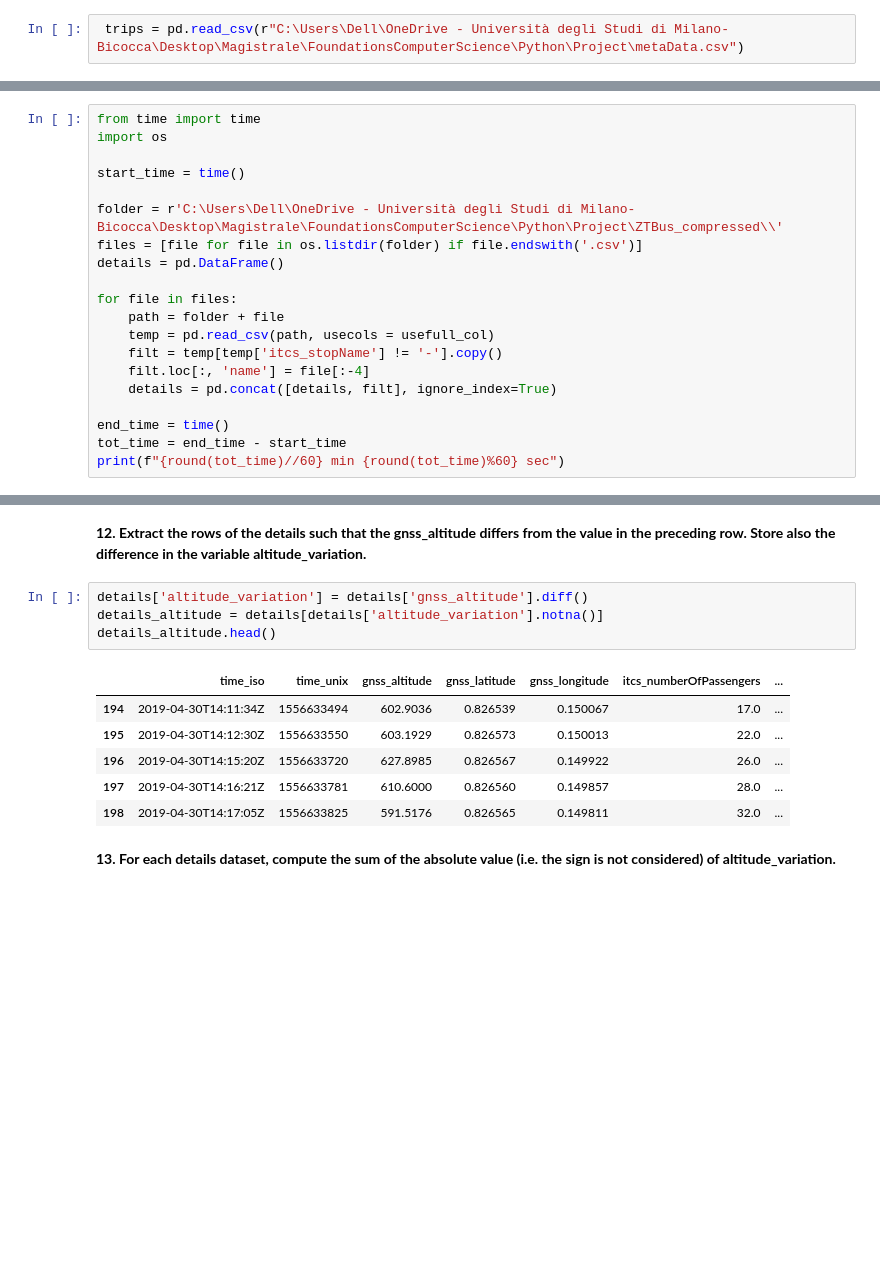
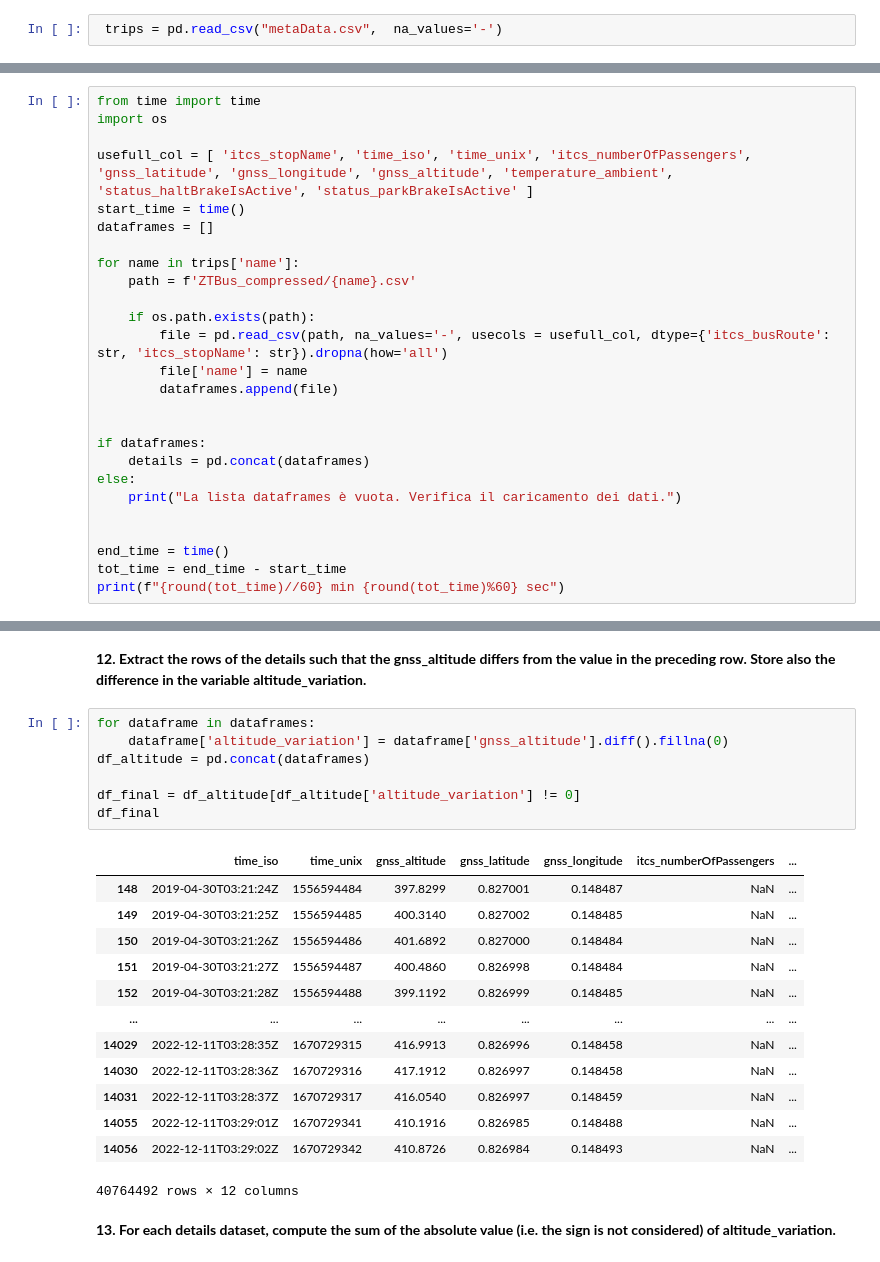
Before and after one commit to EnricoBent/Project_2023_Bentley_Simeoni, a Jupyter notebook: Project_Bentley_Simeoni.ipynb, the cells around one changed output, grey strips where cells are left out. Drawn from its saved outputs; the diff is of its cells as text; blank space fills up the shorter version.

```diff
--- a/Project_Bentley_Simeoni.ipynb
+++ b/Project_Bentley_Simeoni.ipynb
@@ -19,4 +19,4 @@ Notes:
 import pandas as pd
 import numpy as np
 # %%
- trips = pd.read_csv(r"C:\Users\Dell\OneDrive - Università degli Studi di Milano-Bicocca\Desktop\Magistrale\FoundationsComputerScience\Python\Project\metaData.csv")
+ trips = pd.read_csv("metaData.csv",  na_values='-')
@@ -101,18 +110,24 @@ usefull_col = [ 'itcs_stopName', 'time_iso', 'time_unix', 'itcs_numberOfPassenge
 from time import time
 import os
 
+usefull_col = [ 'itcs_stopName', 'time_iso', 'time_unix', 'itcs_numberOfPassengers', 'gnss_latitude', 'gnss_longitude', 'gnss_altitude', 'temperature_ambient', 'status_haltBrakeIsActive', 'status_parkBrakeIsActive' ]
 start_time = time()
+dataframes = []
 
-folder = r'C:\Users\Dell\OneDrive - Università degli Studi di Milano-Bicocca\Desktop\Magistrale\FoundationsComputerScience\Python\Project\ZTBus_compressed\\'
-files = [file for file in os.listdir(folder) if file.endswith('.csv')]
-details = pd.DataFrame()
+for name in trips['name']:
+    path = f'ZTBus_compressed/{name}.csv'
 
-for file in files:
-    path = folder + file
-    temp = pd.read_csv(path, usecols = usefull_col)
-    filt = temp[temp['itcs_stopName'] != '-'].copy()
-    filt.loc[:, 'name'] = file[:-4]
-    details = pd.concat([details, filt], ignore_index=True)
+    if os.path.exists(path):
+        file = pd.read_csv(path, na_values='-', usecols = usefull_col, dtype={'itcs_busRoute': str, 'itcs_stopName': str}).dropna(how='all')
+        file['name'] = name
+        dataframes.append(file)
+
+
+if dataframes:
+    details = pd.concat(dataframes)
+else:
+    print("La lista dataframes è vuota. Verifica il caricamento dei dati.")
+
 
 end_time = time()
 tot_time = end_time - start_time
@@ -263,16 +299,26 @@ Name: 0, dtype: object
 # %% [markdown]
 **12. Extract the rows of the details such that the gnss_altitude differs from the value in the preceding row. Store also the difference in the variable altitude_variation.**
 # %%
-details['altitude_variation'] = details['gnss_altitude'].diff()
-details_altitude = details[details['altitude_variation'].notna()]
-details_altitude.head()
+for dataframe in dataframes:
+    dataframe['altitude_variation'] = dataframe['gnss_altitude'].diff().fillna(0)
+df_altitude = pd.concat(dataframes)
+
+df_final = df_altitude[df_altitude['altitude_variation'] != 0]
+df_final
 # %% [output]
 |  | time_iso | time_unix | gnss_altitude | gnss_latitude | gnss_longitude | itcs_numberOfPassengers | ... |
-| 194 | 2019-04-30T14:11:34Z | 1556633494 | 602.9036 | 0.826539 | 0.150067 | 17.0 | ... |
-| 195 | 2019-04-30T14:12:30Z | 1556633550 | 603.1929 | 0.826573 | 0.150013 | 22.0 | ... |
-| 196 | 2019-04-30T14:15:20Z | 1556633720 | 627.8985 | 0.826567 | 0.149922 | 26.0 | ... |
-| 197 | 2019-04-30T14:16:21Z | 1556633781 | 610.6000 | 0.826560 | 0.149857 | 28.0 | ... |
-| 198 | 2019-04-30T14:17:05Z | 1556633825 | 591.5176 | 0.826565 | 0.149811 | 32.0 | ... |
+| 148 | 2019-04-30T03:21:24Z | 1556594484 | 397.8299 | 0.827001 | 0.148487 | NaN | ... |
+| 149 | 2019-04-30T03:21:25Z | 1556594485 | 400.3140 | 0.827002 | 0.148485 | NaN | ... |
+| 150 | 2019-04-30T03:21:26Z | 1556594486 | 401.6892 | 0.827000 | 0.148484 | NaN | ... |
+| 151 | 2019-04-30T03:21:27Z | 1556594487 | 400.4860 | 0.826998 | 0.148484 | NaN | ... |
+| 152 | 2019-04-30T03:21:28Z | 1556594488 | 399.1192 | 0.826999 | 0.148485 | NaN | ... |
+| ... | ... | ... | ... | ... | ... | ... | ... |
+| 14029 | 2022-12-11T03:28:35Z | 1670729315 | 416.9913 | 0.826996 | 0.148458 | NaN | ... |
+| 14030 | 2022-12-11T03:28:36Z | 1670729316 | 417.1912 | 0.826997 | 0.148458 | NaN | ... |
+| 14031 | 2022-12-11T03:28:37Z | 1670729317 | 416.0540 | 0.826997 | 0.148459 | NaN | ... |
+| 14055 | 2022-12-11T03:29:01Z | 1670729341 | 410.1916 | 0.826985 | 0.148488 | NaN | ... |
+| 14056 | 2022-12-11T03:29:02Z | 1670729342 | 410.8726 | 0.826984 | 0.148493 | NaN | ... |
+40764492 rows × 12 columns
 # %% [markdown]
 **13. For each details dataset, compute the sum of the absolute value (i.e. the sign is not considered) of altitude_variation.**
 # %%
```
Also changed, not shown: parts of 30 cells of this notebook.
